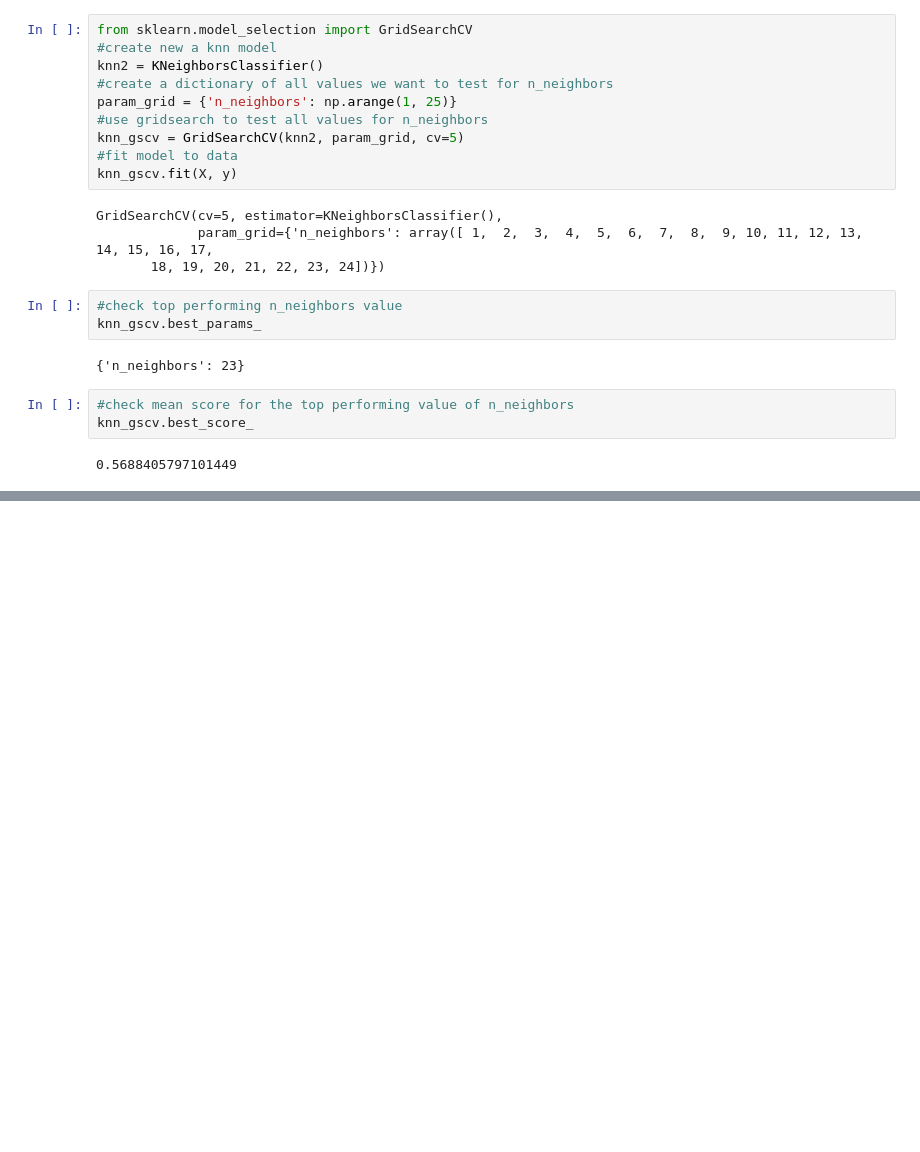
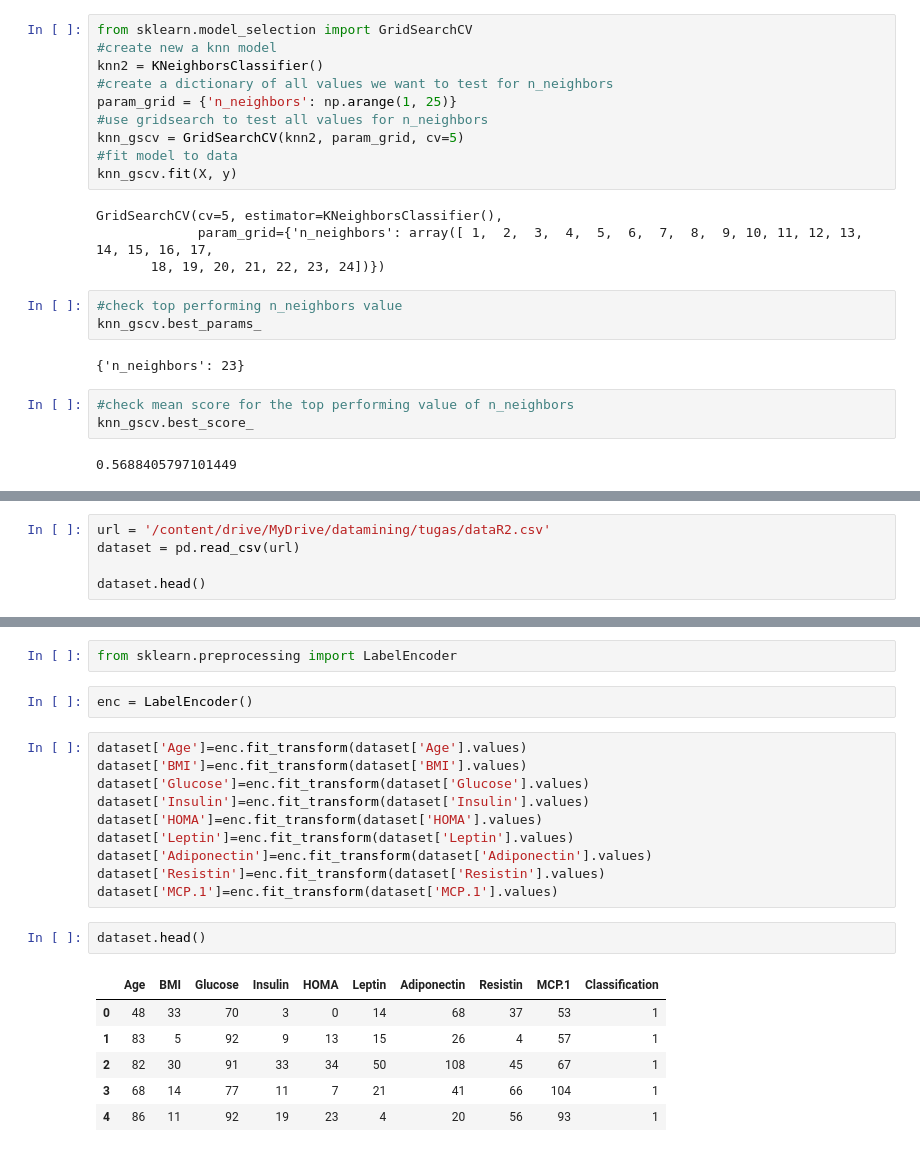
Before and after one commit to nellaadrs/datamining, a Jupyter notebook: _sources/UTS.ipynb, the cells around one changed output, grey strips where cells are left out. Drawn from its saved outputs; the diff is of its cells as text; blank space fills up the shorter version.

```diff
--- a/_sources/UTS.ipynb
+++ b/_sources/UTS.ipynb
@@ -106,0 +153,5 @@ knn_gscv.best_score_
+# %%
+url = '/content/drive/MyDrive/datamining/tugas/dataR2.csv'
+dataset = pd.read_csv(url)
+
+dataset.head()
@@ -106,0 +165,23 @@ knn_gscv.best_score_
+# %%
+from sklearn.preprocessing import LabelEncoder
+# %%
+enc = LabelEncoder()
+# %%
+dataset['Age']=enc.fit_transform(dataset['Age'].values)
+dataset['BMI']=enc.fit_transform(dataset['BMI'].values)
+dataset['Glucose']=enc.fit_transform(dataset['Glucose'].values)
+dataset['Insulin']=enc.fit_transform(dataset['Insulin'].values)
+dataset['HOMA']=enc.fit_transform(dataset['HOMA'].values)
+dataset['Leptin']=enc.fit_transform(dataset['Leptin'].values)
+dataset['Adiponectin']=enc.fit_transform(dataset['Adiponectin'].values)
+dataset['Resistin']=enc.fit_transform(dataset['Resistin'].values)
+dataset['MCP.1']=enc.fit_transform(dataset['MCP.1'].values)
+# %%
+dataset.head()
+# %% [output]
+|  | Age | BMI | Glucose | Insulin | HOMA | Leptin | Adiponectin | Resistin | MCP.1 | Classification |
+| 0 | 48 | 33 | 70 | 3 | 0 | 14 | 68 | 37 | 53 | 1 |
+| 1 | 83 | 5 | 92 | 9 | 13 | 15 | 26 | 4 | 57 | 1 |
+| 2 | 82 | 30 | 91 | 33 | 34 | 50 | 108 | 45 | 67 | 1 |
+| 3 | 68 | 14 | 77 | 11 | 7 | 21 | 41 | 66 | 104 | 1 |
+| 4 | 86 | 11 | 92 | 19 | 23 | 4 | 20 | 56 | 93 | 1 |
```
Also changed, not shown: parts of 12 cells of this notebook, 3 other files.
